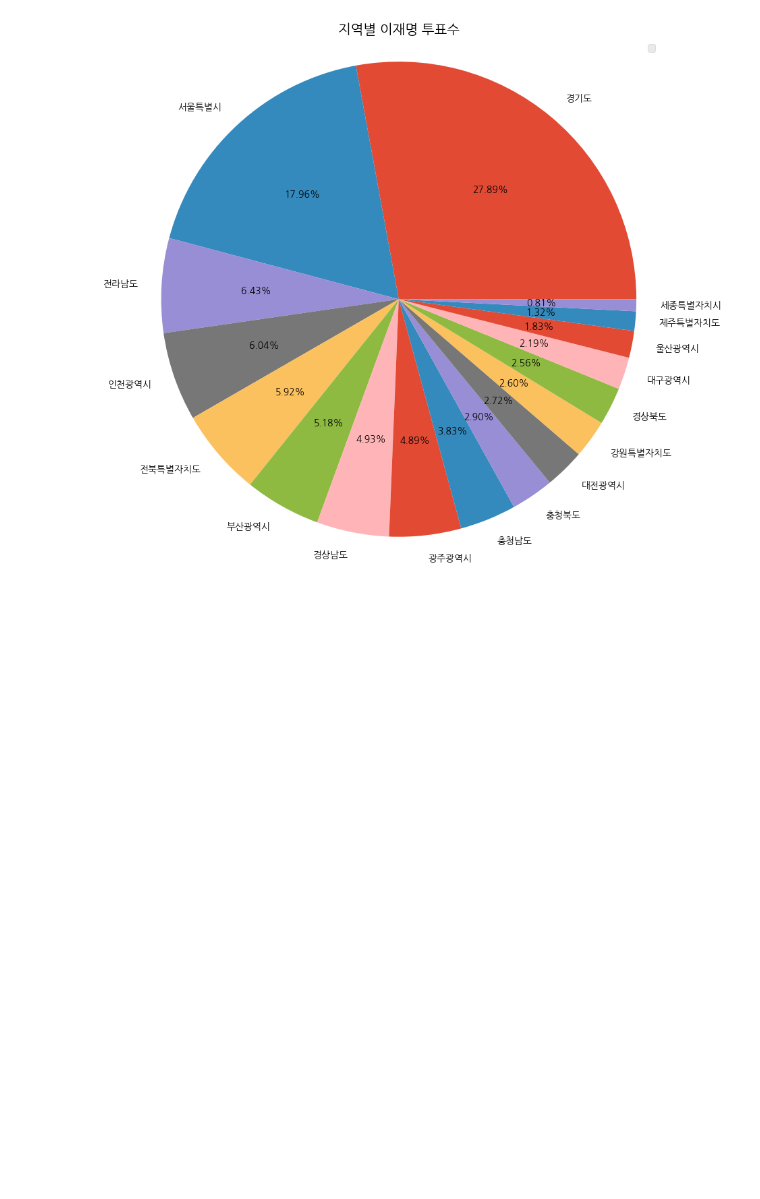
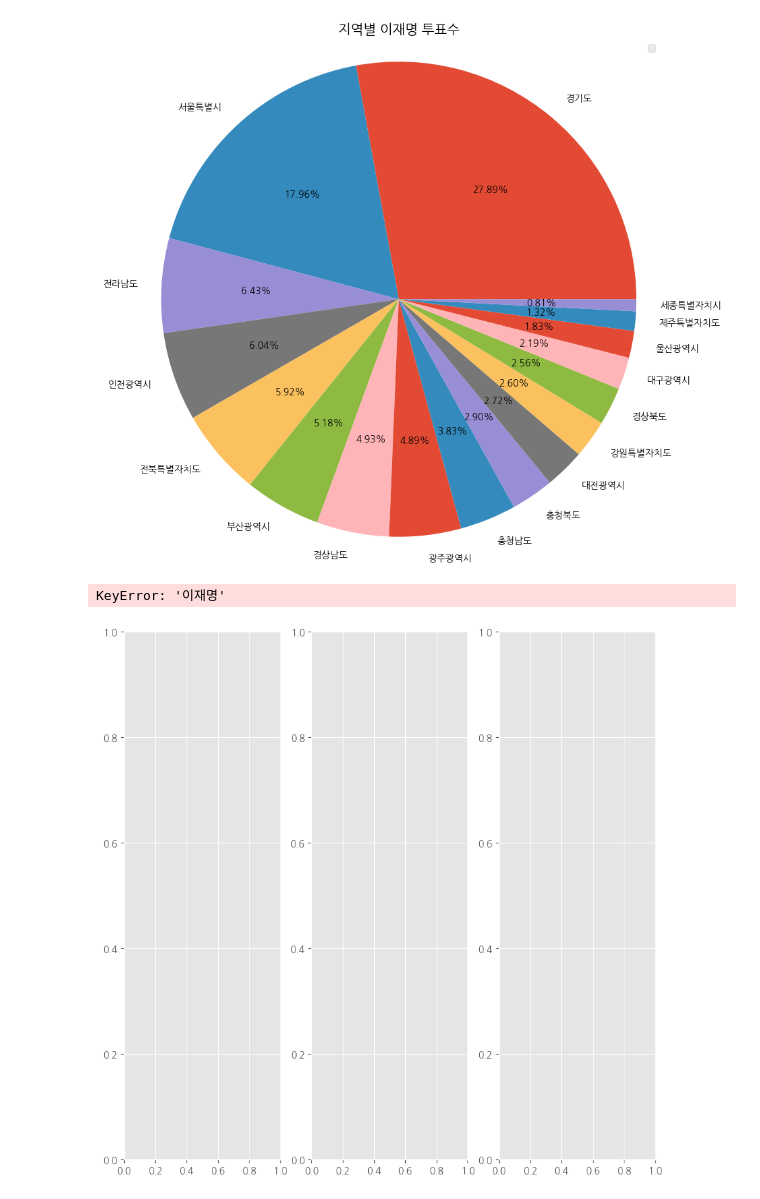
Before and after one commit to Hgracefield/dataAnalysis, a Jupyter notebook: Note/09.대선자료시각화_21대.ipynb, the cells around one changed output. Cells and saved outputs as stored; diff of their text form; code cells hidden in the pictures; blank space fills up the shorter version.

```diff
--- a/Note/09.대선자료시각화_21대.ipynb
+++ b/Note/09.대선자료시각화_21대.ipynb
@@ -308,3 +307,35 @@ plt.axis('equal')
 plt.show()
 # %% [output]
 [figure]
+# %%
+
+plt.style.use('ggplot')
+
+fig = plt.figure(figsize = (10, 10))
+ax1 = fig.add_subplot(1, 3, 1)
+ax2 = fig.add_subplot(1, 3, 2)
+ax3 = fig.add_subplot(1, 3, 3)
+
+ax1.plot(
+    election_ljm.loc['이재명'],
+    kind = 'pie',
+    figsize=(10,10),
+    autopct = '%.2f%%',
+)
+ax2.plot(
+    elec_ljm,
+    kind = 'pie',
+    figsize=(10,10),
+    autopct = '%.2f%%',
+)
+ax3.plot(
+    elec_ljm,
+    kind = 'pie',
+    figsize=(10,10),
+    autopct = '%.2f%%',
+)
+
+plt.show()
+# %% [output]
+KeyError: '이재명'
+[figure, added]
```
Also changed, not shown: parts of 26 cells of this notebook.
